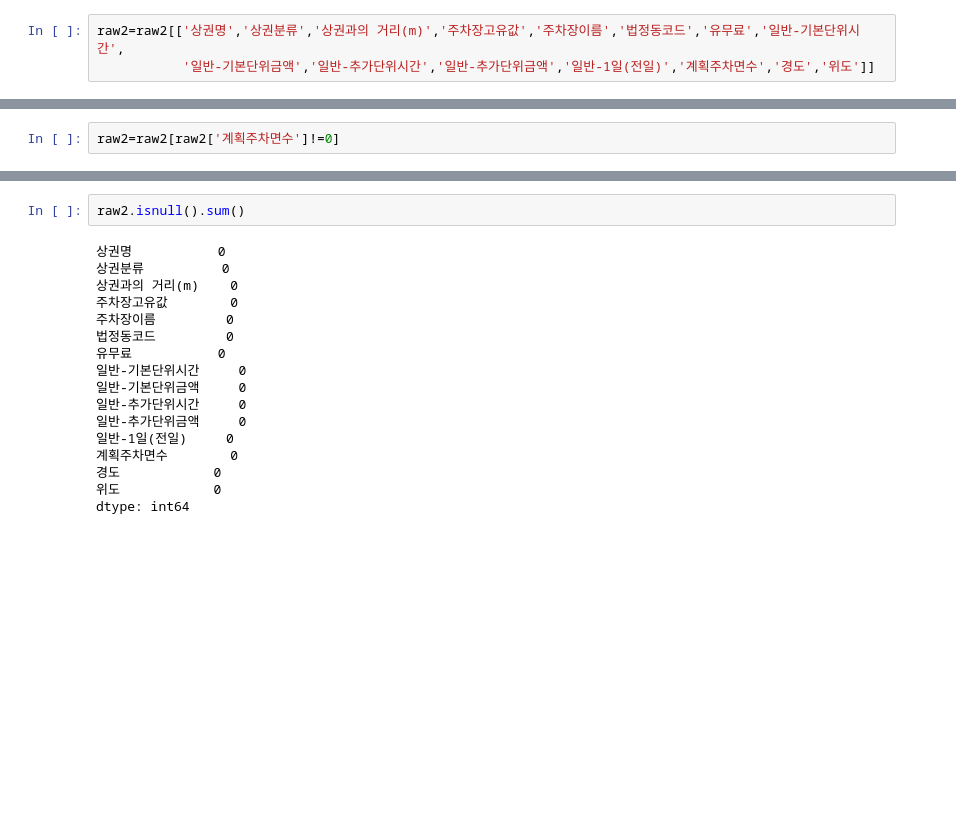
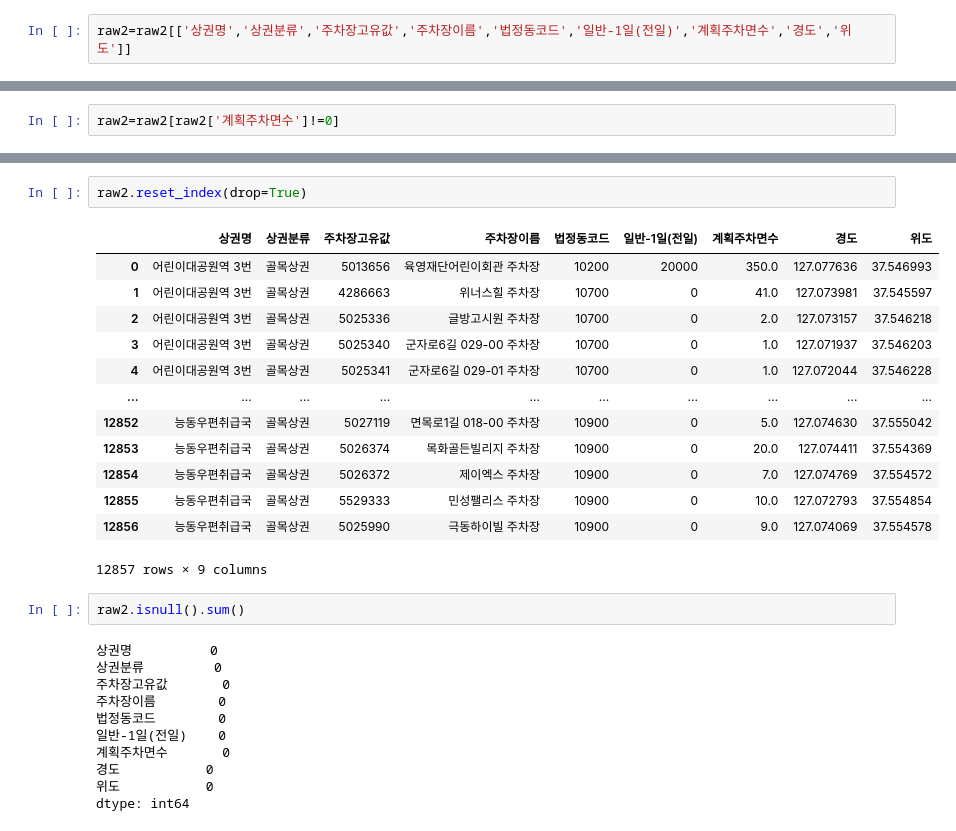
Before and after one commit to actorjung/Gwangjin_Big_Data_Project, a Jupyter notebook: 결측치 처리.ipynb, the cells around one changed output, grey strips where cells are left out. Cells and saved outputs as stored; diff of their text form; blank space fills up the shorter version.

Commit message:
columns selection

```diff
--- a/결측치 처리.ipynb
+++ b/결측치 처리.ipynb
@@ -182,8 +170,7 @@ for file in files2:
     temp = pd.read_excel(dirpath2 + file, header=1)
     raw2 = pd.concat([raw2, temp], axis=0,ignore_index=True)
 # %%
-raw2=raw2[['상권명','상권분류','상권과의 거리(m)','주차장고유값','주차장이름','법정동코드','유무료','일반-기본단위시간',
-           '일반-기본단위금액','일반-추가단위시간','일반-추가단위금액','일반-1일(전일)','계획주차면수','경도','위도']]
+raw2=raw2[['상권명','상권분류','주차장고유값','주차장이름','법정동코드','일반-1일(전일)','계획주차면수','경도','위도']]
 # %%
 raw2.isnull().sum()
 # %% [output]
@@ -226,19 +191,29 @@ raw2
+# %%
+raw2.reset_index(drop=True)
+# %% [output]
+|  | 상권명 | 상권분류 | 주차장고유값 | 주차장이름 | 법정동코드 | 일반-1일(전일) | 계획주차면수 | 경도 | 위도 |
+| 0 | 어린이대공원역 3번 | 골목상권 | 5013656 | 육영재단어린이회관 주차장 | 10200 | 20000 | 350.0 | 127.077636 | 37.546993 |
+| 1 | 어린이대공원역 3번 | 골목상권 | 4286663 | 위너스힐 주차장 | 10700 | 0 | 41.0 | 127.073981 | 37.545597 |
+| 2 | 어린이대공원역 3번 | 골목상권 | 5025336 | 글방고시원 주차장 | 10700 | 0 | 2.0 | 127.073157 | 37.546218 |
+| 3 | 어린이대공원역 3번 | 골목상권 | 5025340 | 군자로6길 029-00 주차장 | 10700 | 0 | 1.0 | 127.071937 | 37.546203 |
+| 4 | 어린이대공원역 3번 | 골목상권 | 5025341 | 군자로6길 029-01 주차장 | 10700 | 0 | 1.0 | 127.072044 | 37.546228 |
+| ... | ... | ... | ... | ... | ... | ... | ... | ... | ... |
+| 12852 | 능동우편취급국 | 골목상권 | 5027119 | 면목로1길 018-00 주차장 | 10900 | 0 | 5.0 | 127.074630 | 37.555042 |
+| 12853 | 능동우편취급국 | 골목상권 | 5026374 | 목화골든빌리지 주차장 | 10900 | 0 | 20.0 | 127.074411 | 37.554369 |
+| 12854 | 능동우편취급국 | 골목상권 | 5026372 | 제이엑스 주차장 | 10900 | 0 | 7.0 | 127.074769 | 37.554572 |
+| 12855 | 능동우편취급국 | 골목상권 | 5529333 | 민성팰리스 주차장 | 10900 | 0 | 10.0 | 127.072793 | 37.554854 |
+| 12856 | 능동우편취급국 | 골목상권 | 5025990 | 극동하이빌 주차장 | 10900 | 0 | 9.0 | 127.074069 | 37.554578 |
+12857 rows × 9 columns
 # %%
 raw2.isnull().sum()
 # %% [output]
-상권명           0
-상권분류          0
-상권과의 거리(m)    0
-주차장고유값        0
-주차장이름         0
-법정동코드         0
-유무료           0
-일반-기본단위시간     0
-일반-기본단위금액     0
-일반-추가단위시간     0
-일반-추가단위금액     0
-일반-1일(전일)     0
-계획주차면수        0
-경도            0
-위도            0
+상권명          0
+상권분류         0
+주차장고유값       0
+주차장이름        0
+법정동코드        0
+일반-1일(전일)    0
+계획주차면수       0
+경도           0
+위도           0
 dtype: int64
```
Also changed, not shown: parts of 12 cells of this notebook, 3 other files.
